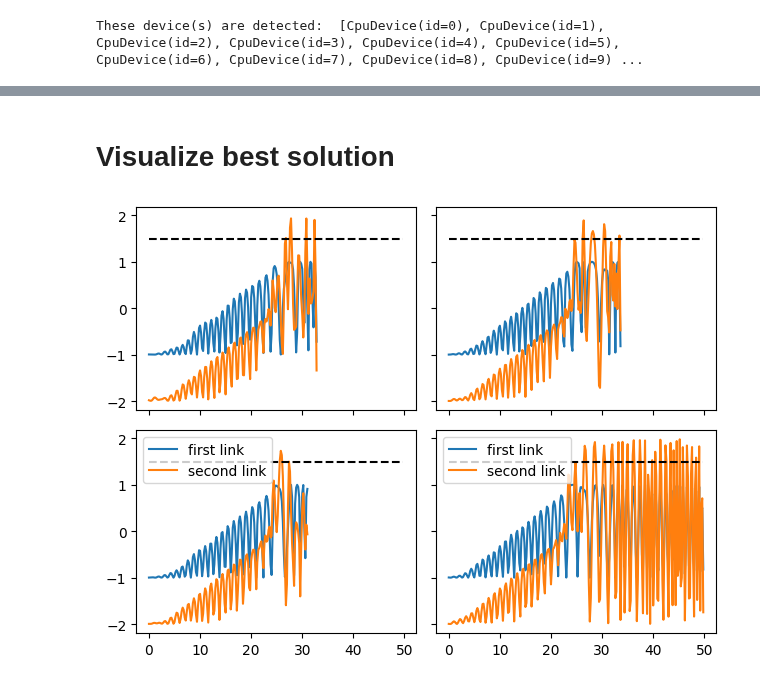
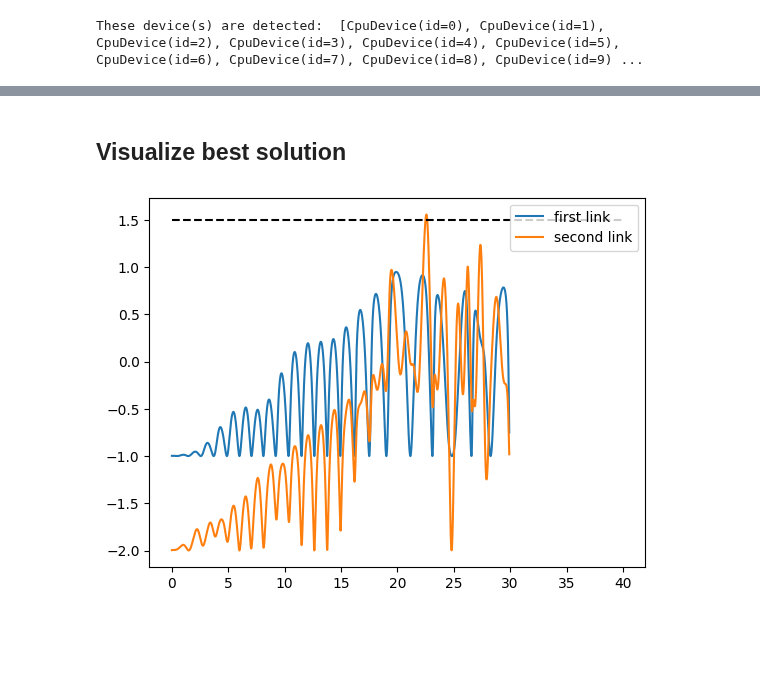
Before and after one commit to sdevries0/Kozax, a Jupyter notebook: examples/control_policy_with_memory.ipynb, the cells around one changed output, grey strips where cells are left out. Saved outputs shown, nothing was run; the diff lists cells and outputs as text; code cells hidden in the pictures; blank space fills up the shorter version.

```diff
--- a/examples/control_policy_with_memory.ipynb
+++ b/examples/control_policy_with_memory.ipynb
@@ -64,20 +211,0 @@ fitness_function = dynamic_evaluate.Evaluator(env, state_size, 0.05, solver=diff
-# %%
-#Initialize strategy
-strategy = GeneticProgramming(num_generations, population_size, fitness_function, operator_list, variable_list, layer_sizes, num_populations = num_populations)
-
-#Initialize population
-population = strategy.initialize_population(init_key)
-
-for g in range(num_generations):
-    fitness, population = strategy.evaluate_population(population, data)
-
-    if (g+1)%5==0:
-        best_fitness, best_solution = strategy.get_statistics(g)
-
-        print(f"In generation {g+1}, best fitness = {best_fitness:.4f}, best solution = {strategy.to_string(best_solution)}")
-
-    if g < (num_generations-1):
-        key, sample_key = jr.split(key)
-        population = strategy.evolve(population, fitness, sample_key)
-
-best_fitnesses, best_solutions = strategy.get_statistics()
@@ -96,23 +212,19 @@ In generation 50, best fitness = 129.2088, best solution = [(-a1 - sin(y1)*sin(s
 # %% [markdown]
-# Visualize best solution
+## Visualize best solution
 # %%
 #Generate test_data
-data = get_data(jr.PRNGKey(42), env, 4, dt, T, param_setting)
-x0s, ts, targets, _, _, params = data
+data = get_data(jr.PRNGKey(10), env, 1, 0.01, T, param_setting)
+x0s, ts, _, _, params = data
 
-xs, ys, us, activities, fitness = fitness_function.evaluate_candidate(population[0,4], data, strategy.vmap_foriloop)
+best_candidate = strategy.pareto_front[1][21]
 
-figure, ax = plt.subplots(2, 2, sharex=True, sharey=True)
-ax = ax.ravel()
+xs, ys, us, activities, fitness = jax.vmap(fitness_function.evaluate_trajectory, in_axes=[None, 0, None, 0, 0, 0, None])(best_candidate, *data, strategy.tree_evaluator)
 
-for i in range(4):
-    ax[i].plot(ts, -jnp.cos(xs[i,:,0]), color = f"C{0}", label="first link")
-    ax[i].plot(ts, -jnp.cos(xs[i,:,0]) - jnp.cos(xs[i,:,0] + xs[i,:,1]), color = f"C{1}", label="second link")
-    ax[i].hlines(1.5, ts[0], ts[-1], linestyles='dashed', color = "black")
+plt.plot(ts, -jnp.cos(xs[0,:,0]), color = f"C{0}", label="first link")
+plt.plot(ts, -jnp.cos(xs[0,:,0]) - jnp.cos(xs[0,:,0] + xs[0,:,1]), color = f"C{1}", label="second link")
+plt.hlines(1.5, ts[0], ts[-1], linestyles='dashed', color = "black")
 
-ax[-1].legend(loc="best")
-ax[-2].legend(loc="best")
-plt.tight_layout()
+plt.legend(loc="best")
 plt.show()
 # %% [output]
-[figure, old version]
+[figure, new version]
```
Also changed, not shown: parts of 11 cells of this notebook, 3 other files.
